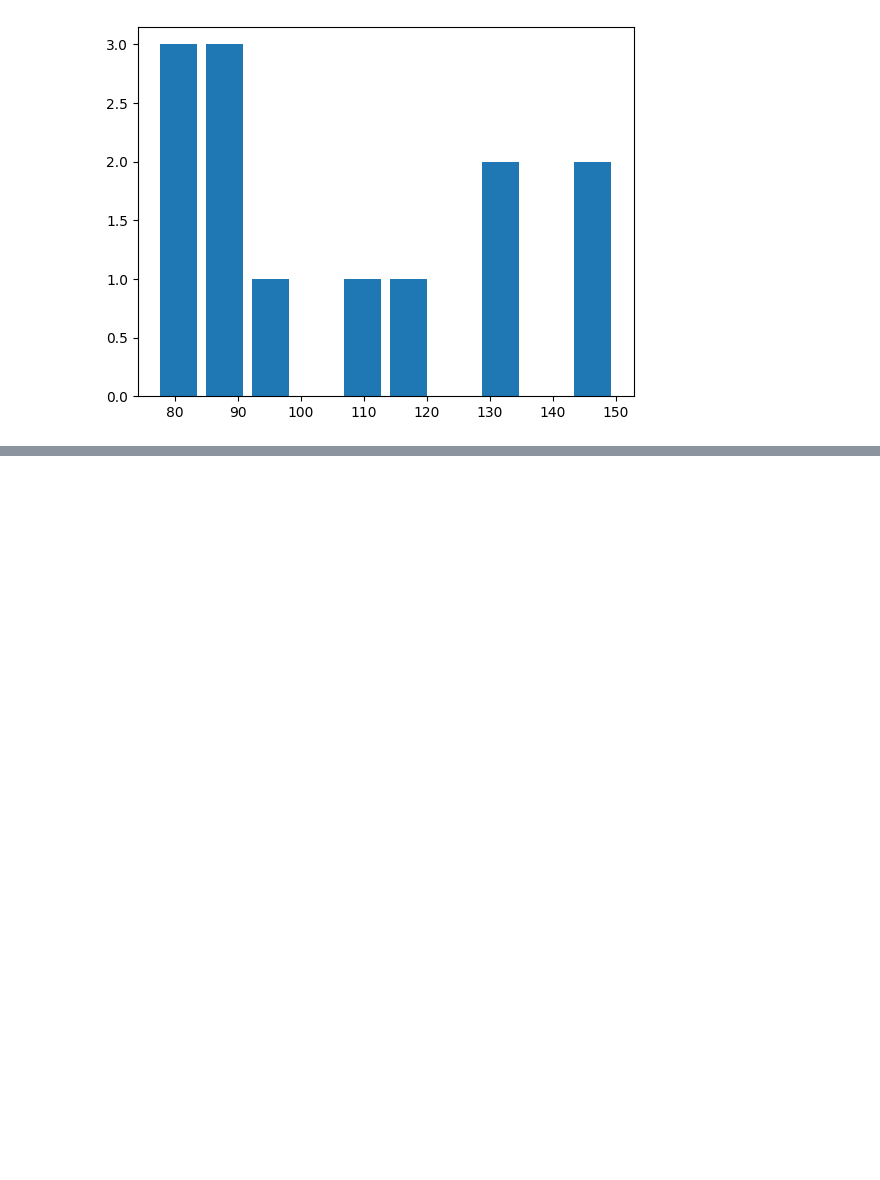
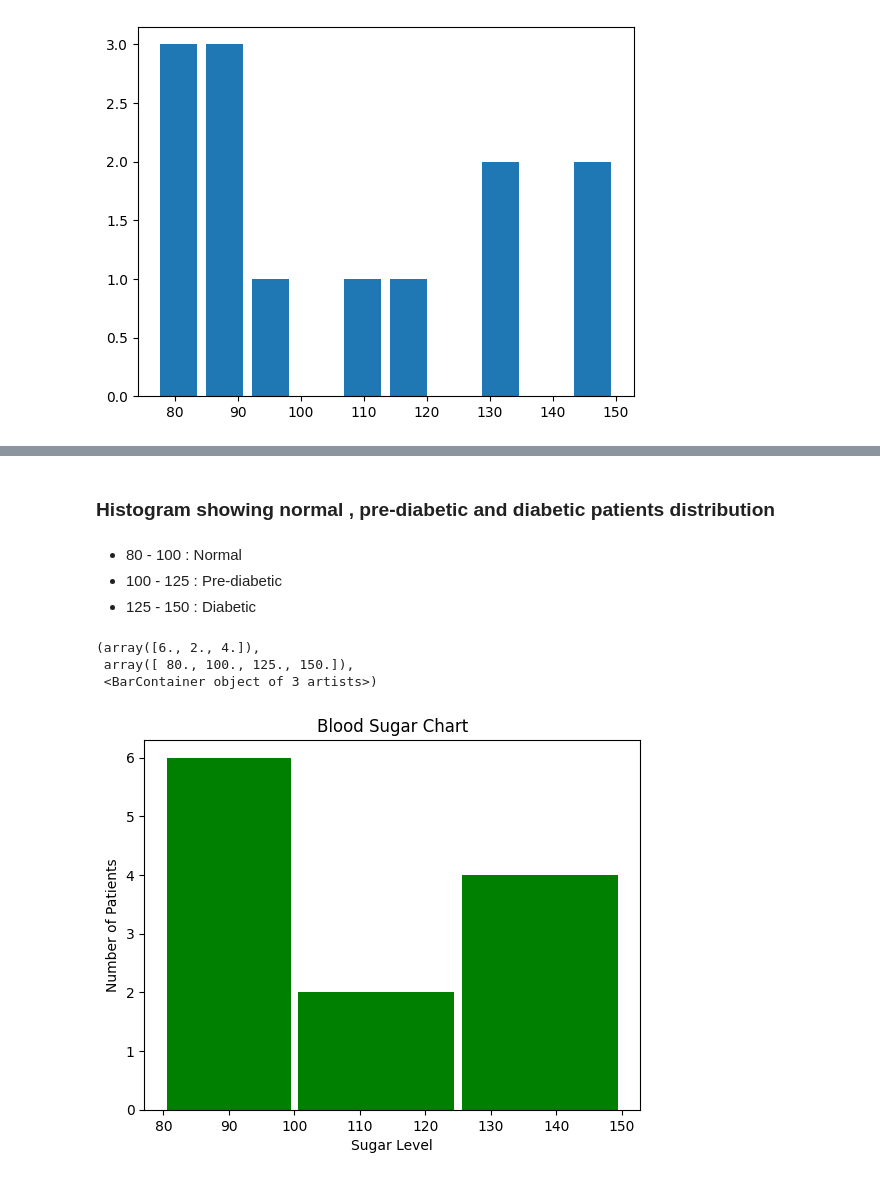
Before and after one commit to HemaGarima/Python, a Jupyter notebook: Matplotlib.ipynb, the cells around one changed output, grey strips where cells are left out. Saved outputs shown, nothing was run; the diff lists cells and outputs as text; code cells hidden in the pictures; blank space fills up the shorter version.

Commit message:
histogram , pie chart and saving file

```diff
--- a/Matplotlib.ipynb
+++ b/Matplotlib.ipynb
@@ -172,0 +173,18 @@ plt.hist(blood_sugar , rwidth = 0.5 , bins = 4)
+# %% [markdown]
+### Histogram showing normal , pre-diabetic and diabetic patients distribution
+# %% [markdown]
+
+
+*   80 - 100 : Normal
+*   100 - 125 : Pre-diabetic
+*   125 - 150 : Diabetic
+# %%
+plt.xlabel("Sugar Level")
+plt.ylabel("Number of Patients")
+plt.title("Blood Sugar Chart")
+plt.hist(blood_sugar , bins = [80 , 100 , 125 , 150] , rwidth = 0.95 , color = 'g')
+# %% [output]
+(array([6., 2., 4.]),
+ array([ 80., 100., 125., 150.]),
+ <BarContainer object of 3 artists>)
+[figure, added]
```
Also changed, not shown: parts of 21 cells of this notebook.
